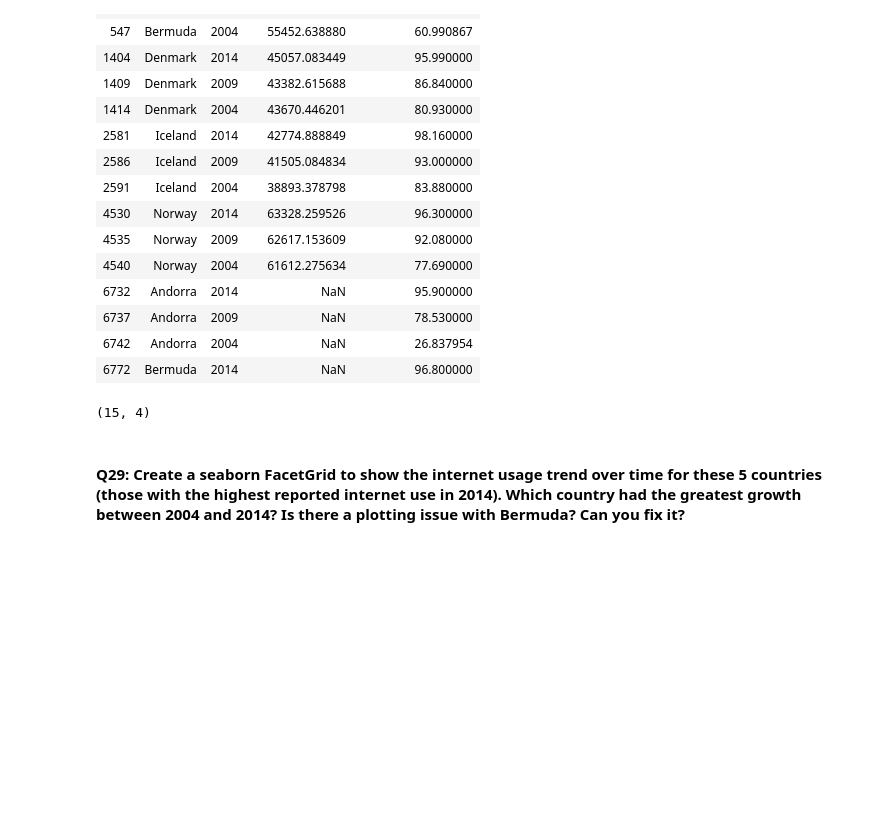
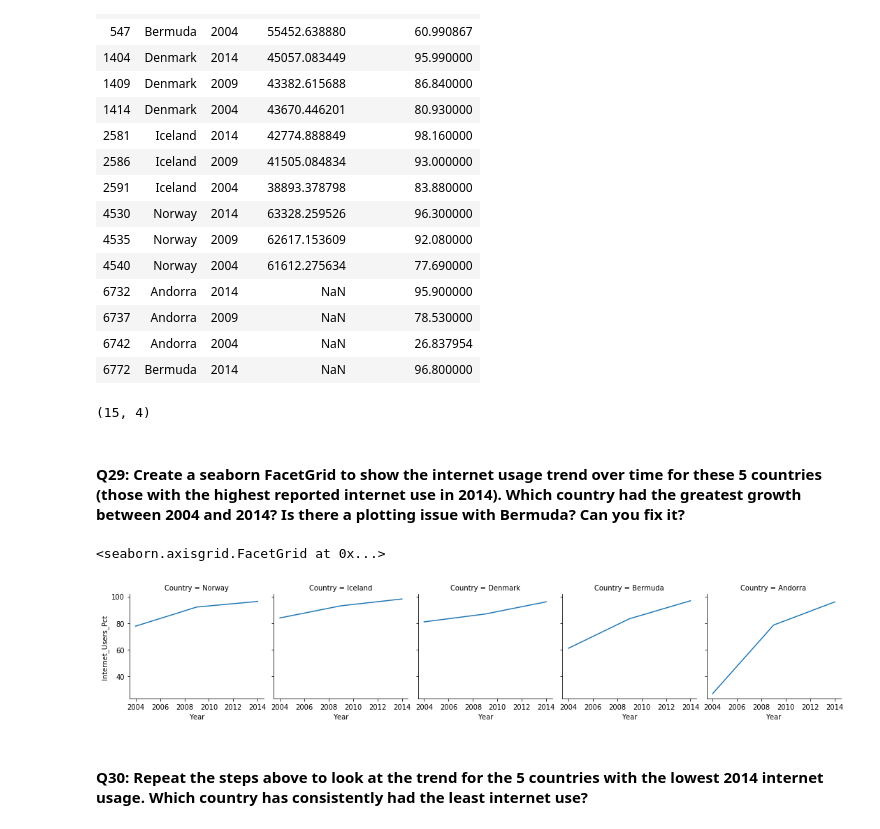
Before and after one commit to bensdata/1, a Jupyter notebook: notebooks/un_data_exploratory.ipynb, the cells around one changed output. Drawn from its saved outputs; the diff is of its cells as text; code cells hidden in the pictures; blank space fills up the shorter version.

```diff
--- a/notebooks/un_data_exploratory.ipynb
+++ b/notebooks/un_data_exploratory.ipynb
@@ -148,5 +140,8 @@ dtype: object
 # %%
-gdp_and_internet_use= pd.merge(gdp_df, internet_df, on = ['Country','Year'], how ='outer')
+gdp_and_internet_use= pd.merge(gdp_df,
+                               internet_df,
+                               on = ['Country','Year'],  #joining on 2 columns because together they act as unique identifier
+                               how ='outer')
 # %%
 gdp_df
 # %% [output]
@@ -353,9 +356,21 @@ top_5_internet
 | 6737 | Andorra | 2009 | NaN | 78.530000 |
 | 6742 | Andorra | 2004 | NaN | 26.837954 |
 | 6772 | Bermuda | 2014 | NaN | 96.800000 |
+# %%
+top_5_internet = top_5_internet.sort_values(by = ['Country','Year'], ascending = False)
 # %%
 top_5_internet.shape
 # %% [output]
 (15, 4)
 # %% [markdown]
 #### Q29: Create a seaborn FacetGrid to show the internet usage trend over time for these 5 countries (those with the highest reported internet use in 2014). Which country had the greatest growth between 2004 and 2014? Is there a plotting issue with Bermuda? Can you fix it?
+# %%
+##setup plot areas
+trend = sns.FacetGrid(top_5_internet,col='Country')
+## filling each plot area
+trend.map(plt.plot,'Year','Internet_Users_Pct')
+# %% [output]
+<seaborn.axisgrid.FacetGrid at 0x...>
+[figure, added]
+# %% [markdown]
+#### Q30: Repeat the steps above to look at the trend for the 5 countries with the lowest 2014 internet usage. Which country has consistently had the least internet use?
```
Also changed, not shown: parts of 29 cells of this notebook.
